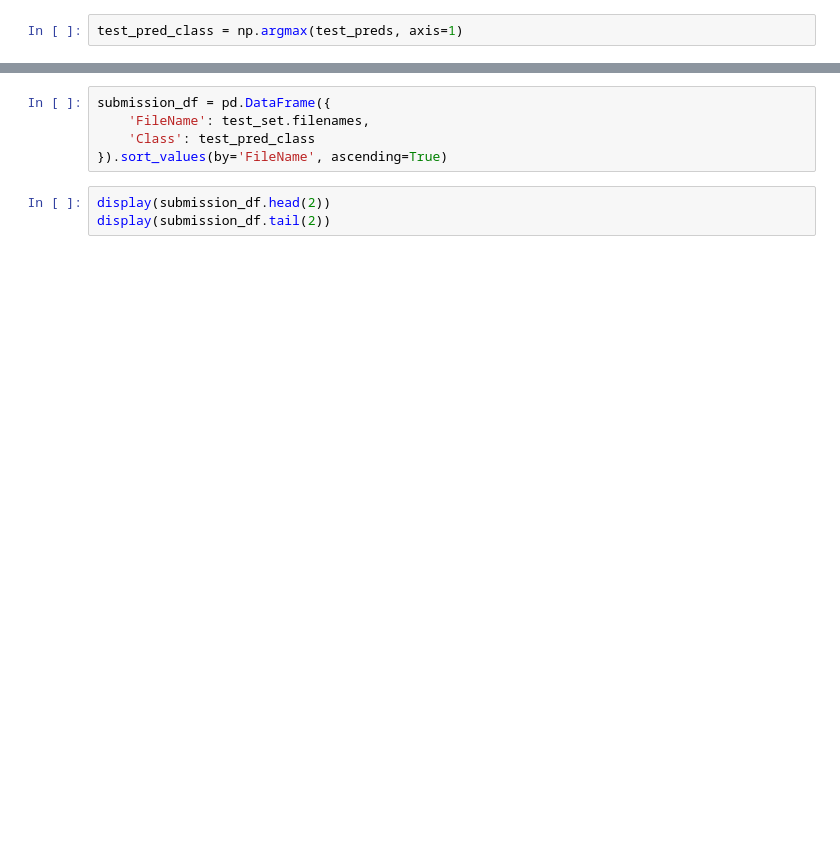
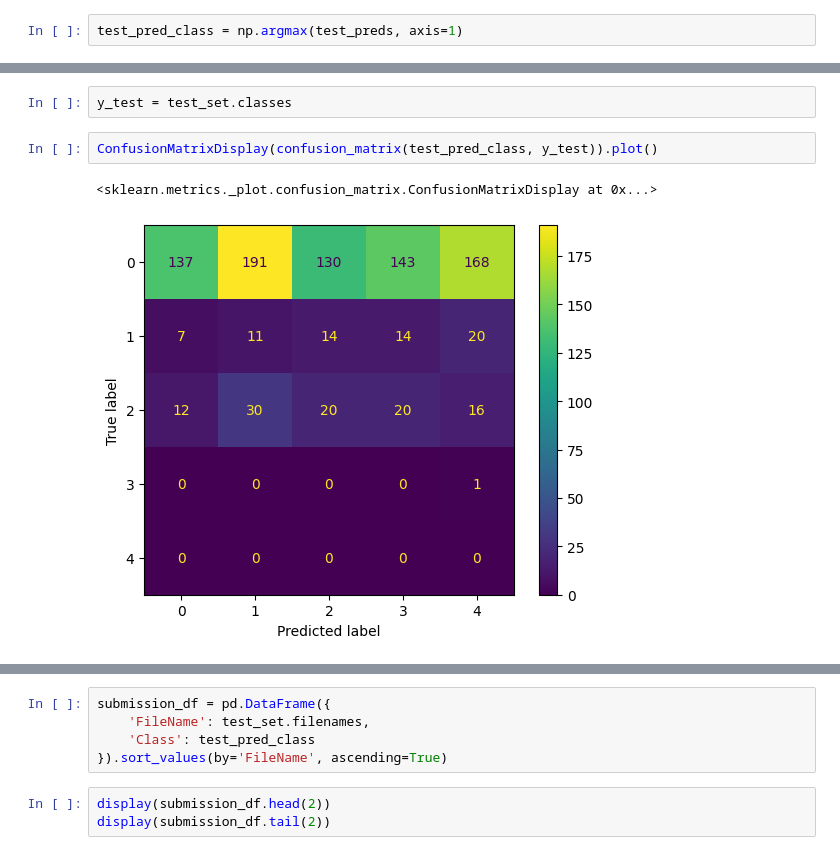
Before and after one commit to AdityaSreevatsaK/The-Neural-Nexus, a Jupyter notebook: a. Jupyter Notebooks/Image Classification - Flowers Dataset - Multi Layer Percepton.ipynb, the cells around one changed output, grey strips where cells are left out. Drawn from its saved outputs; the diff is of its cells as text; blank space fills up the shorter version.

```diff
--- a/a. Jupyter Notebooks/Image Classification - Flowers Dataset - Multi Layer Percepton.ipynb
+++ b/a. Jupyter Notebooks/Image Classification - Flowers Dataset - Multi Layer Percepton.ipynb
@@ -167,0 +169,7 @@ Test Accuracy: 0.3158458173274994
+# %%
+y_test = test_set.classes
+# %%
+ConfusionMatrixDisplay(confusion_matrix(test_pred_class, y_test)).plot()
+# %% [output]
+<sklearn.metrics._plot.confusion_matrix.ConfusionMatrixDisplay at 0x...>
+[figure, added]
```
Also changed, not shown: parts of 8 cells of this notebook, 2 other files.
